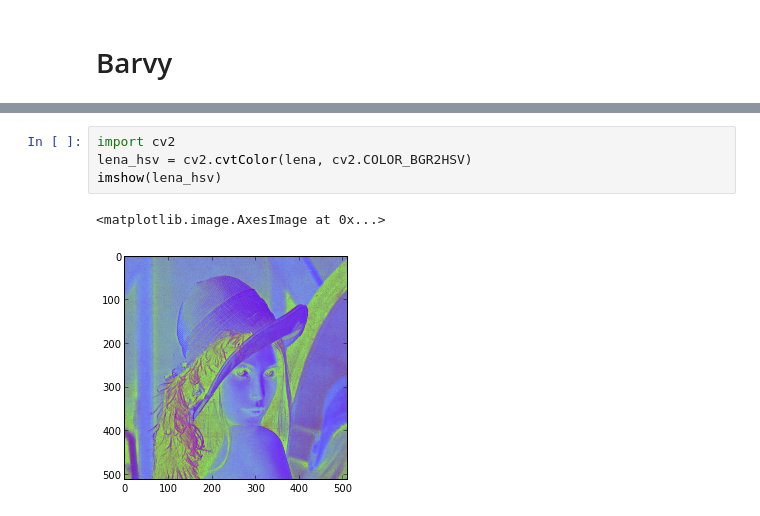
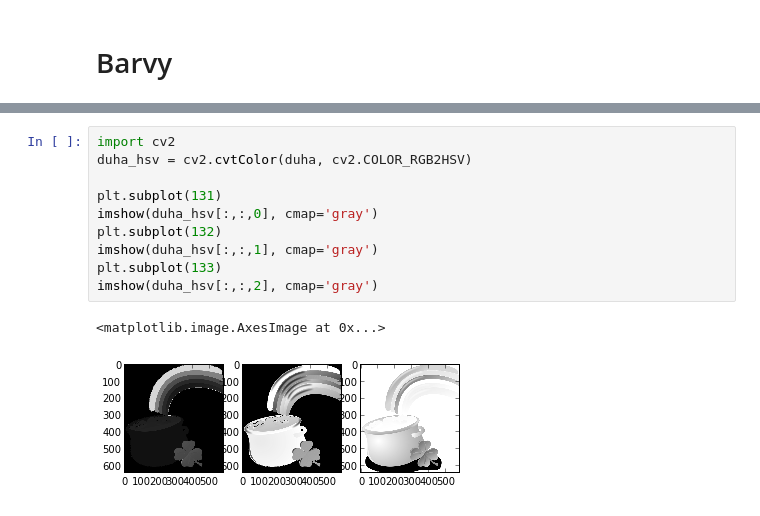
Before and after one commit to mjirik/ZDO, a Jupyter notebook: ZDOcv5.ipynb, the cells around one changed output, grey strips where cells are left out. Drawn from its saved outputs; the diff is of its cells as text.

Commit message:
examples fourier and color

```diff
--- a/ZDOcv5.ipynb
+++ b/ZDOcv5.ipynb
@@ -135,7 +147,13 @@ plt.imshow(lena)
-# %%
-import cv2
-lena_hsv = cv2.cvtColor(lena, cv2.COLOR_BGR2HSV)
-imshow(lena_hsv)
-# %% [output]
-<matplotlib.image.AxesImage at 0x...>
-[figure, removed]
+# %%
+import cv2
+duha_hsv = cv2.cvtColor(duha, cv2.COLOR_RGB2HSV)
+
+plt.subplot(131)
+imshow(duha_hsv[:,:,0], cmap='gray')
+plt.subplot(132)
+imshow(duha_hsv[:,:,1], cmap='gray')
+plt.subplot(133)
+imshow(duha_hsv[:,:,2], cmap='gray')
+# %% [output]
+<matplotlib.image.AxesImage at 0x...>
+[figure, added]
```
Also changed, not shown: parts of 9 cells of this notebook.
